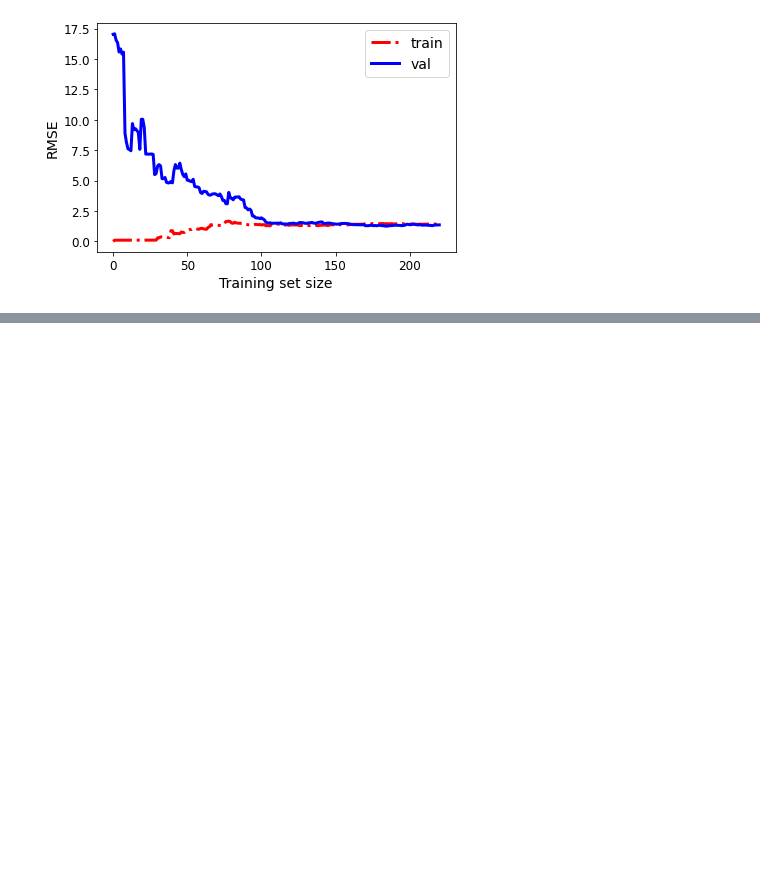
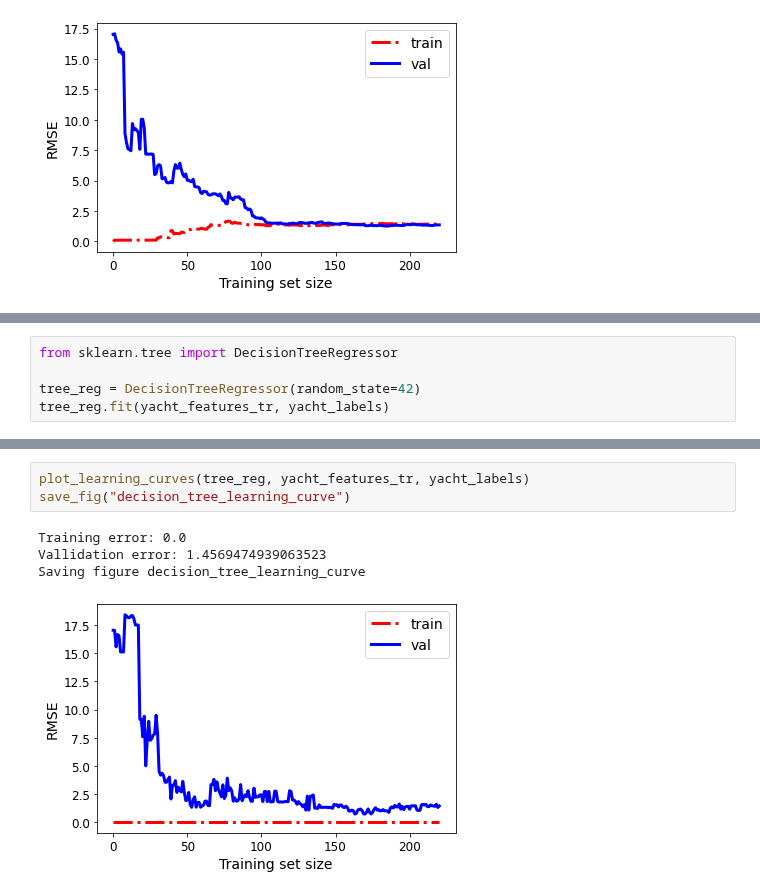
Before and after one commit to dujest/yacht-resistance, a Jupyter notebook: yacht_resistance_prediction.ipynb, the cells around one changed output, grey strips where cells are left out. Drawn from its saved outputs; the diff is of its cells as text; blank space fills up the shorter version.

Commit message:
decision trees

```diff
--- a/yacht_resistance_prediction.ipynb
+++ b/yacht_resistance_prediction.ipynb
@@ -553,0 +556,5 @@ Saving figure svm_learning_curve
+# %%
+from sklearn.tree import DecisionTreeRegressor
+
+tree_reg = DecisionTreeRegressor(random_state=42)
+tree_reg.fit(yacht_features_tr, yacht_labels)
@@ -553,0 +570,8 @@ Saving figure svm_learning_curve
+# %%
+plot_learning_curves(tree_reg, yacht_features_tr, yacht_labels)
+save_fig("decision_tree_learning_curve")
+# %% [output]
+Training error: 0.0
+Vallidation error: 1.4569474939063523
+Saving figure decision_tree_learning_curve
+[figure, added]
```
Also changed, not shown: parts of 5 cells of this notebook.
